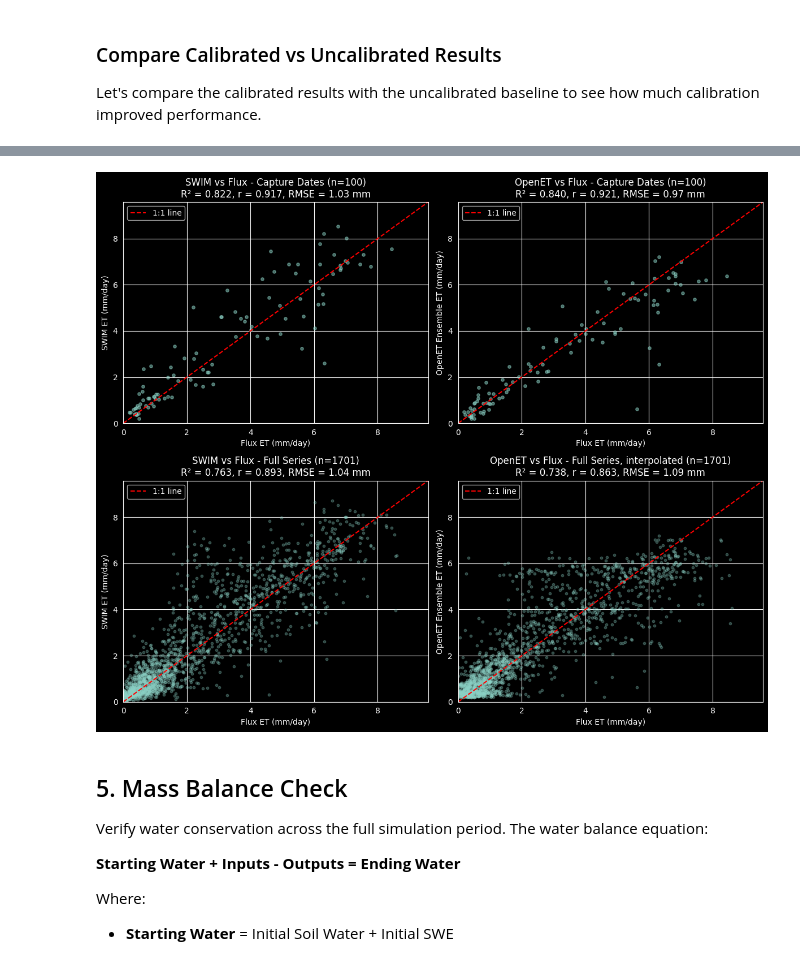
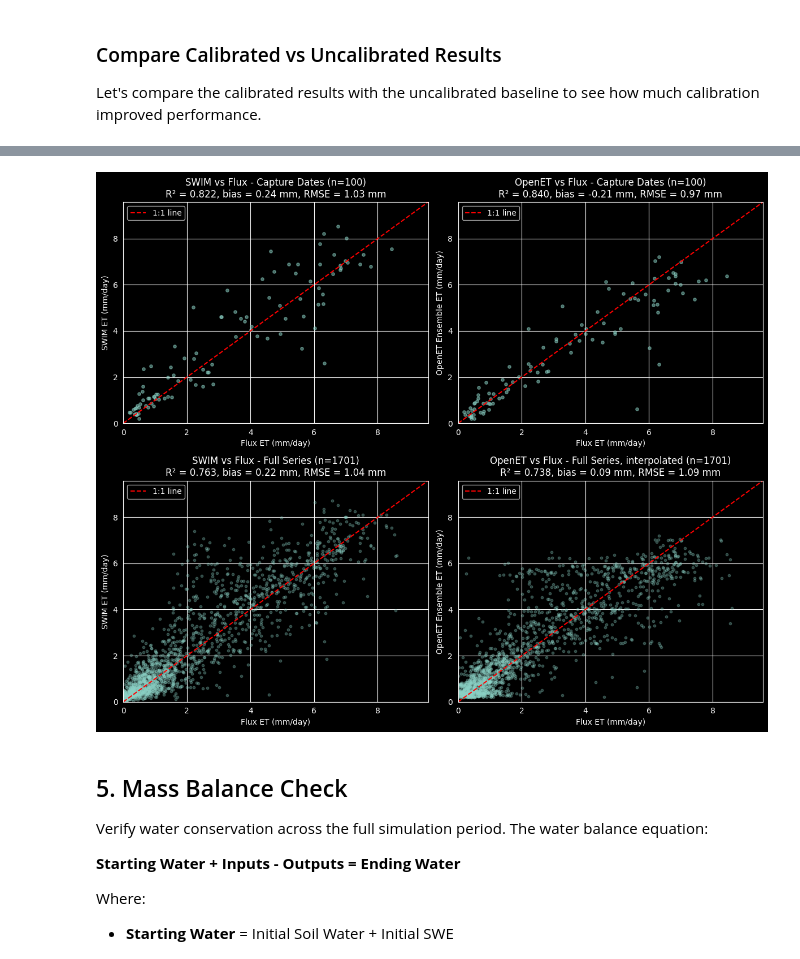
Before and after one commit to tblythe42/swim-rs, a Jupyter notebook: examples/3_Crane/03_calibrated_model.ipynb, the cells around one changed output, grey strips where cells are left out. Cells and saved outputs as stored; diff of their text form; code cells hidden in the pictures.

```diff
--- a/examples/3_Crane/03_calibrated_model.ipynb
+++ b/examples/3_Crane/03_calibrated_model.ipynb
@@ -489,18 +489,18 @@ fig, axes = plt.subplots(2, 2, figsize=(12, 10))
 
 # Helper function to calculate metrics
 def calc_metrics(df, col1, col2):
-    r, _ = stats.pearsonr(df[col1], df[col2])
     r2 = r2_score(df[col1], df[col2])
     rmse = np.sqrt(mean_squared_error(df[col1], df[col2]))
-    return r2, r, rmse
+    bias = (df[col2] - df[col1]).mean()
+    return r2, bias, rmse
 
 
 # Determine axis limits
 max_et = max(full_df["flux_et"].max(), full_df["swim_et"].max(), full_df["openet_et"].max()) * 1.1
 
 # TOP ROW: Capture dates only
-r2_swim_cap, r_swim_cap, rmse_swim_cap = calc_metrics(capture_df, "flux_et", "swim_et")
-r2_openet_cap, r_openet_cap, rmse_openet_cap = calc_metrics(capture_df, "flux_et", "openet_et")
+r2_swim_cap, bias_swim_cap, rmse_swim_cap = calc_metrics(capture_df, "flux_et", "swim_et")
+r2_openet_cap, bias_openet_cap, rmse_openet_cap = calc_metrics(capture_df, "flux_et", "openet_et")
 
 ax = axes[0, 0]
 ax.scatter(capture_df["flux_et"], capture_df["swim_et"], alpha=0.5, s=15)
@@ -509,7 +509,7 @@ ax.set_xlabel("Flux ET (mm/day)")
 ax.set_ylabel("SWIM ET (mm/day)")
 ax.set_title(
     f"SWIM vs Flux - Capture Dates (n={len(capture_df)})\n"
-    f"R² = {r2_swim_cap:.3f}, r = {r_swim_cap:.3f}, RMSE = {rmse_swim_cap:.2f} mm"
+    f"R² = {r2_swim_cap:.3f}, bias = {bias_swim_cap:.2f} mm, RMSE = {rmse_swim_cap:.2f} mm"
 )
 ax.legend()
 ax.set_xlim(0, max_et)
@@ -522,47 +522,47 @@ ax.set_xlabel("Flux ET (mm/day)")
 ax.set_ylabel("OpenET Ensemble ET (mm/day)")
 ax.set_title(
     f"OpenET vs Flux - Capture Dates (n={len(capture_df)})\n"
-    f"R² = {r2_openet_cap:.3f}, r = {r_openet_cap:.3f}, RMSE = {rmse_openet_cap:.2f} mm"
+    f"R² = {r2_openet_cap:.3f}, bias = {bias_openet_cap:.2f} mm, RMSE = {rmse_openet_cap:.2f} mm"
 )
 ax.legend()
 ax.set_xlim(0, max_et)
 ax.set_ylim(0, max_et)
 
 # BOTTOM ROW: Full time series comparison
-r2_swim, r_swim, rmse_swim = calc_metrics(full_df, "flux_et", "swim_et")
-r2_openet, r_openet, rmse_openet = calc_metrics(full_df, "flux_et", "openet_et")
+r2_swim, bias_swim, rmse_swim = calc_metrics(full_df, "flux_et", "swim_et")
+r2_openet, bias_openet, rmse_openet = calc_metrics(full_df, "flux_et", "openet_et")
 
 ax = axes[1, 0]
 ax.scatter(full_df["flux_et"], full_df["swim_et"], alpha=0.3, s=10)
 ax.plot([0, max_et], [0, max_et], "r--", label="1:1 line")
 ax.set_xlabel("Flux ET (mm/day)")
 ax.set_ylabel("SWIM ET (mm/day)")
 ax.set_title(
     f"SWIM vs Flux - Full Series (n={len(full_df)})\n"
-    f"R² = {r2_swim:.3f}, r = {r_swim:.3f}, RMSE = {rmse_swim:.2f} mm"
+    f"R² = {r2_swim:.3f}, bias = {bias_swim:.2f} mm, RMSE = {rmse_swim:.2f} mm"
 )
 ax.legend()
 ax.set_xlim(0, max_et)
 ax.set_ylim(0, max_et)
 
 ax = axes[1, 1]
 ax.scatter(full_df["flux_et"], full_df["openet_et"], alpha=0.3, s=10)
 ax.plot([0, max_et], [0, max_et], "r--", label="1:1 line")
 ax.set_xlabel("Flux ET (mm/day)")
 ax.set_ylabel("OpenET Ensemble ET (mm/day)")
 ax.set_title(
     f"OpenET vs Flux - Full Series, interpolated (n={len(full_df)})\n"
-    f"R² = {r2_openet:.3f}, r = {r_openet:.3f}, RMSE = {rmse_openet:.2f} mm"
+    f"R² = {r2_openet:.3f}, bias = {bias_openet:.2f} mm, RMSE = {rmse_openet:.2f} mm"
 )
 ax.legend()
 ax.set_xlim(0, max_et)
 ax.set_ylim(0, max_et)
 
 plt.tight_layout()
 plt.savefig("comparison_scatter_calibrated.png", dpi=150)
 plt.show()
 # %% [output]
-[figure, old version]
+[figure, new version]
 # %% [markdown]
 ## 5. Mass Balance Check
 
```
Also changed, not shown: parts of 1 cell of this notebook, 3 other files.
